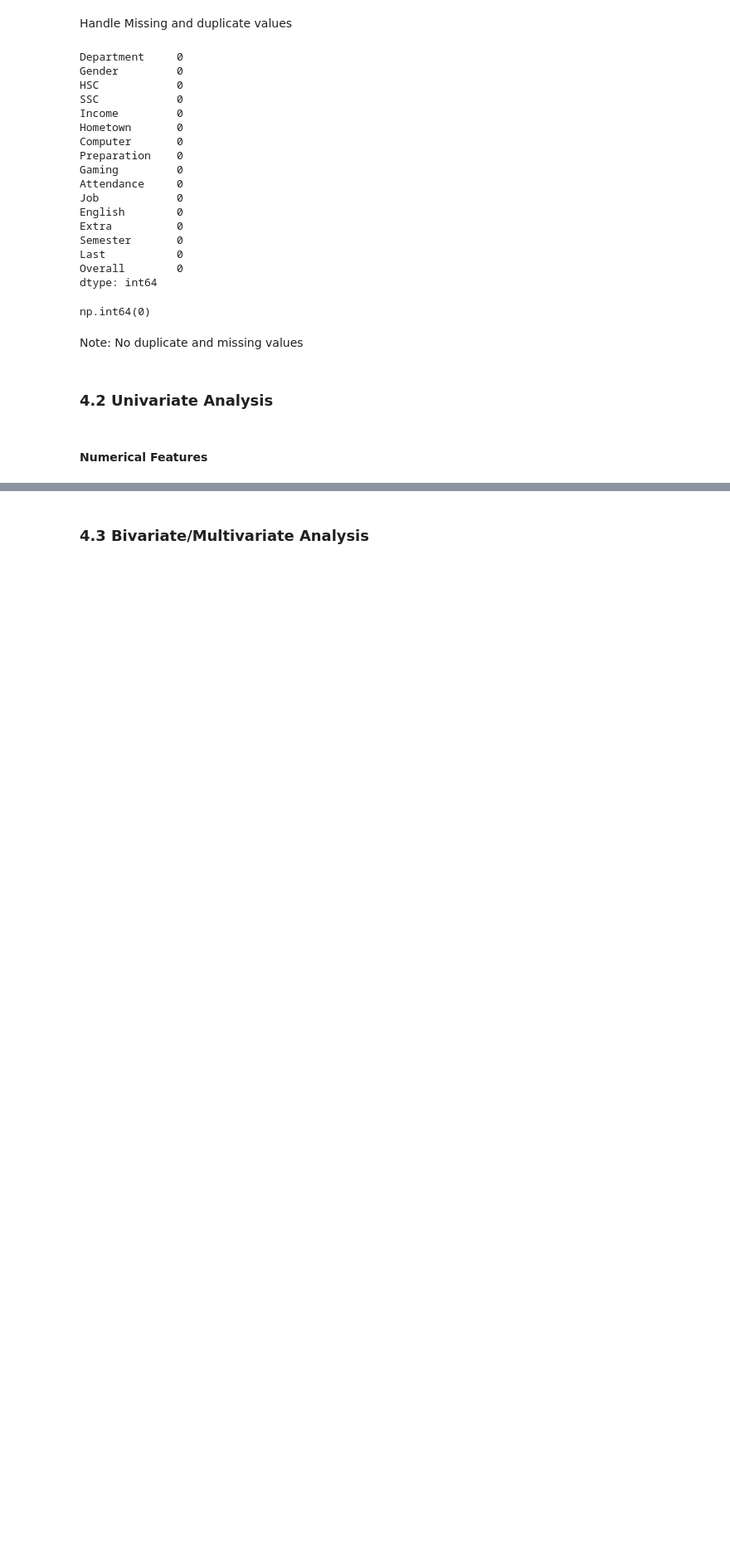
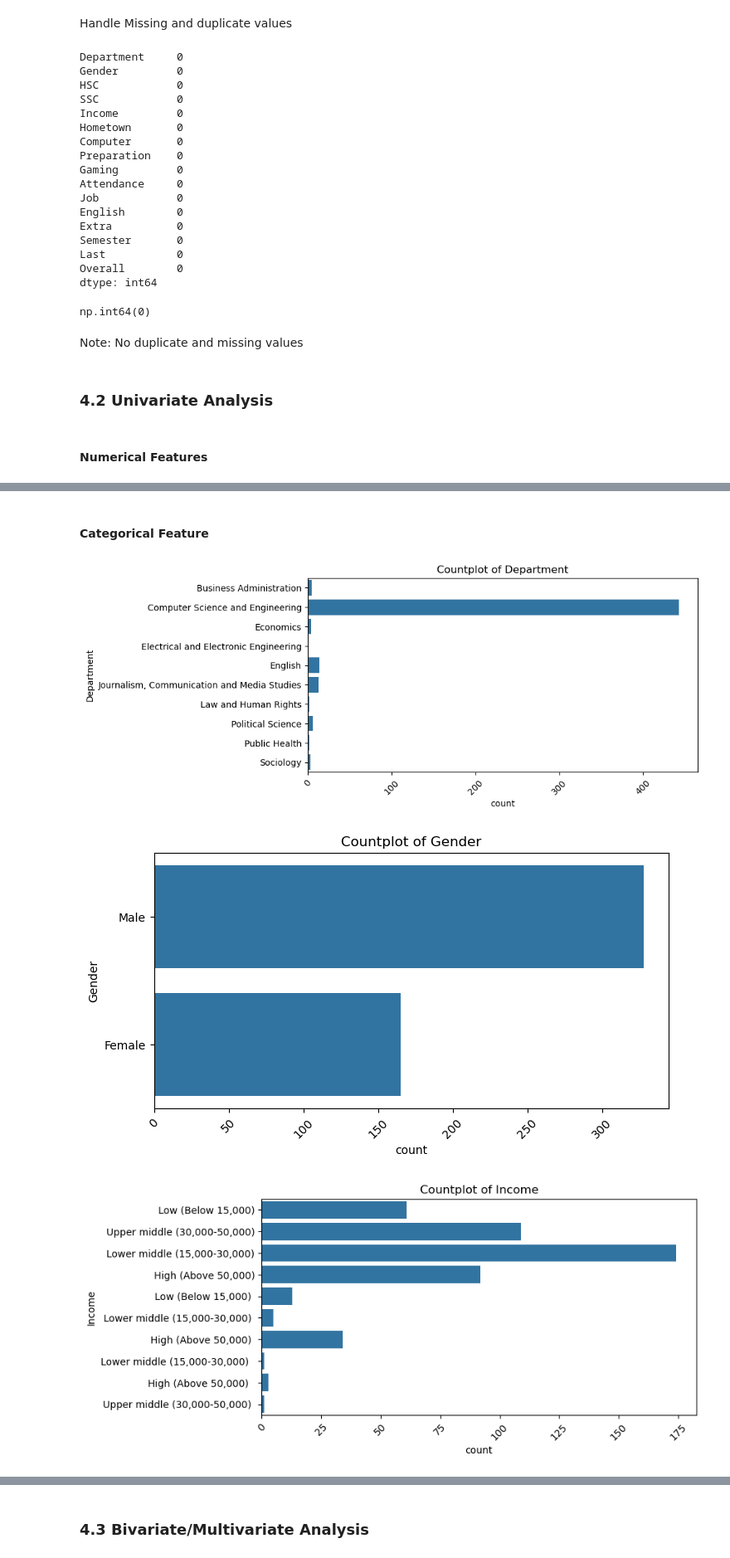
Before and after one commit to I-jidd/Data-Analysis-Machine-Learning, a Jupyter notebook: Student Performance Metrics Dataset/Student-Performance-Metrics-Dataset.ipynb, the cells around one changed output, grey strips where cells are left out. Shown at 83% size. Cells and saved outputs as stored; diff of their text form; code cells hidden in the pictures; blank space fills up the shorter version.

```diff
--- a/Student Performance Metrics Dataset/Student-Performance-Metrics-Dataset.ipynb
+++ b/Student Performance Metrics Dataset/Student-Performance-Metrics-Dataset.ipynb
@@ -148,0 +165,13 @@ Axes(0.672059,0.11;0.227941x0.35)
+# %% [markdown]
+#### Categorical Feature
+# %%
+for feature in df.select_dtypes(include='object').columns.tolist():
+    plt.figure(figsize=(8,4))
+    sns.countplot(df[feature])
+    plt.title(f'Countplot of {feature}')
+    plt.xticks(rotation=45)
+    plt.show()
+# %% [output]
+[figure, added]
+[figure, added]
+[figure, added]
```
Also changed, not shown: parts of 7 cells of this notebook.
